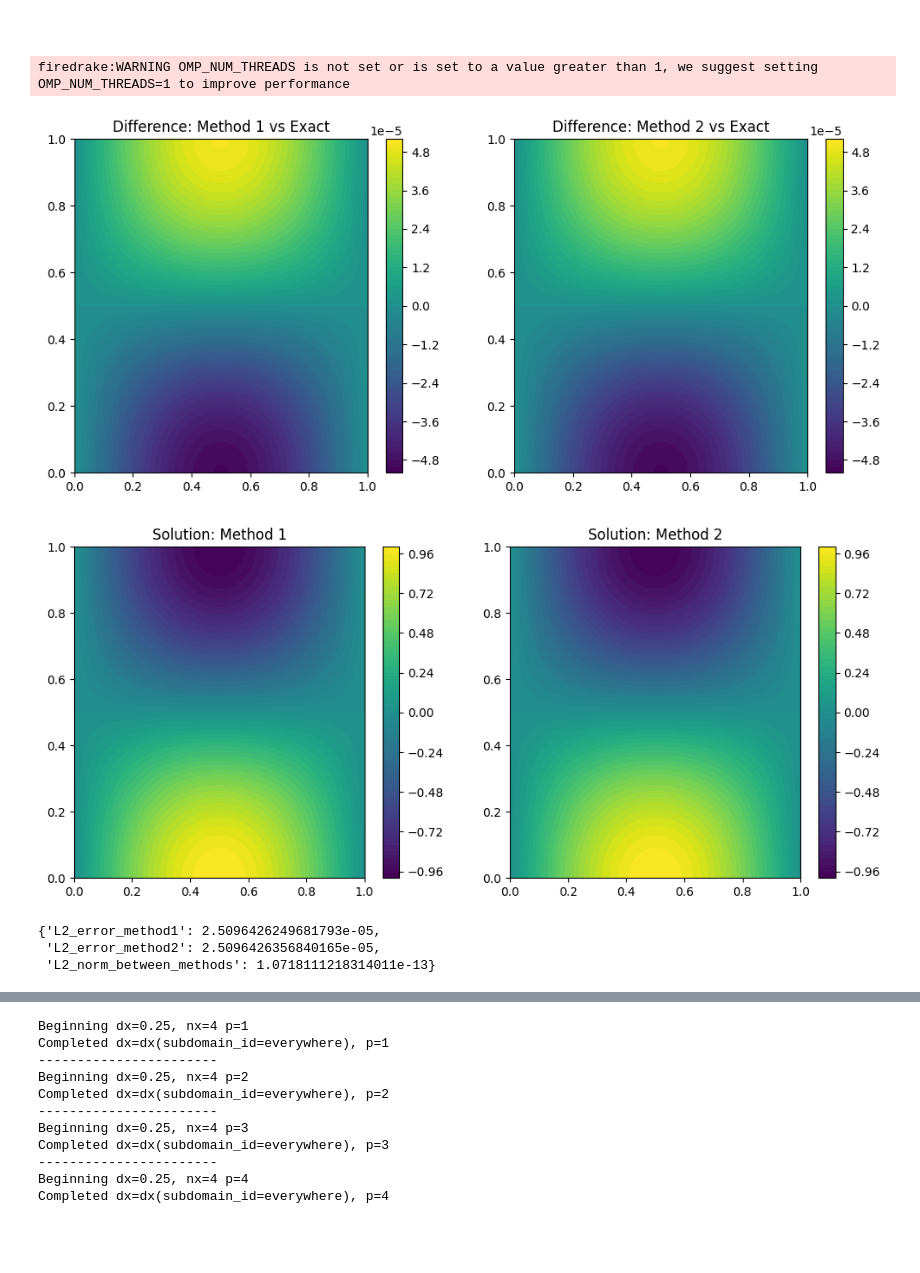
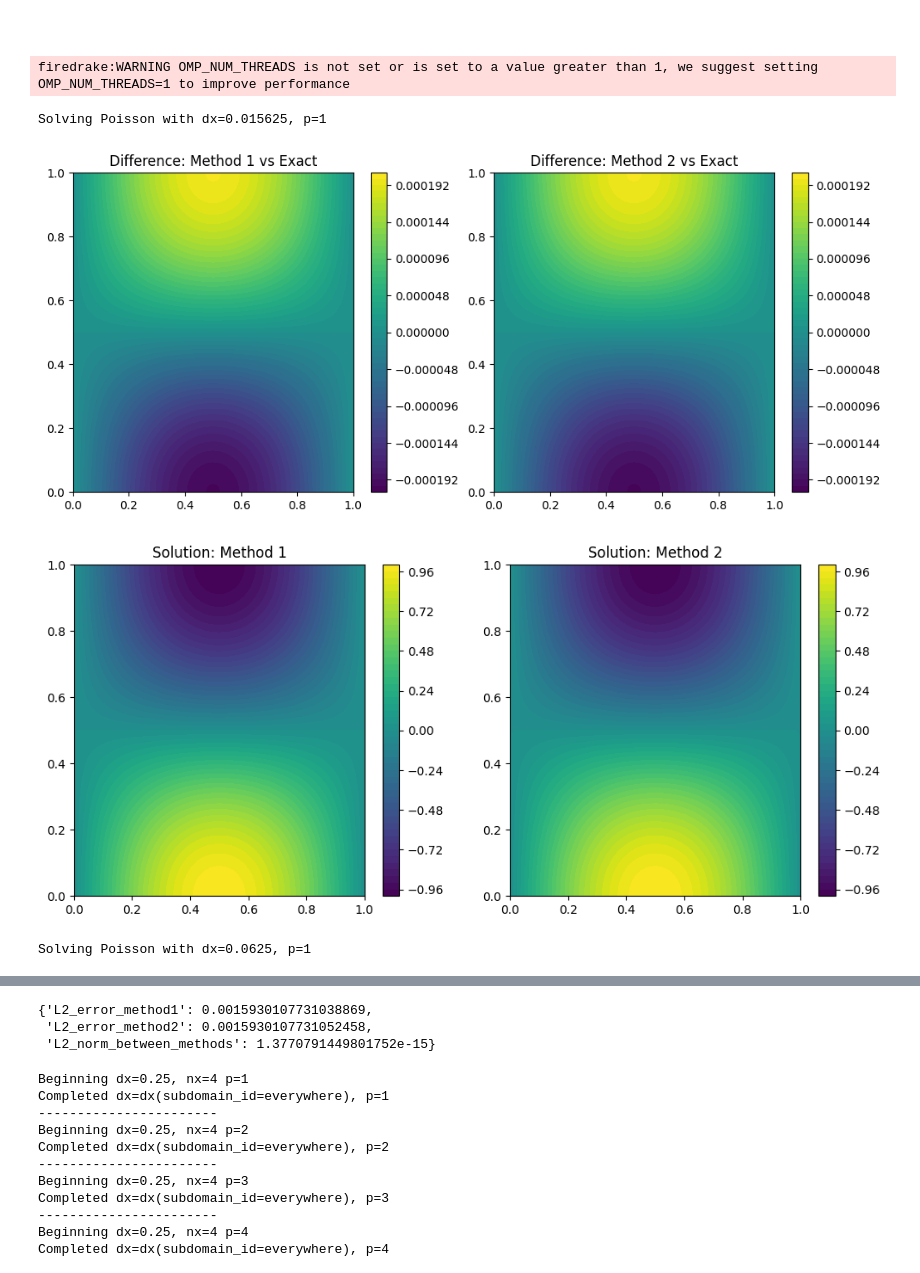
Before and after one commit to obokhove/FDnumerics2526, a Jupyter notebook: Alex_Carey/Exercise 3/poisson.ipynb, the cells around one changed output, grey strips where cells are left out. Saved outputs shown, nothing was run; the diff lists cells and outputs as text; code cells hidden in the pictures; blank space fills up the shorter version.

```diff
--- a/Alex_Carey/Exercise 3/poisson.ipynb
+++ b/Alex_Carey/Exercise 3/poisson.ipynb
@@ -267,36 +267,35 @@ def solve_poisson(delta_x: float, p: int, show: bool = False) -> dict:
         plt.subplot(1, 2, 2)
         plt.contourf(X, Y, Z2, levels=50, cmap='viridis')
         plt.colorbar()
         plt.title('Difference: Method 2 vs Exact')
         plt.show()
 
         # Plot contours of the solutions
         u_1_vals = [u_1.at([x, y]) for y in ys for x in xs]
         u_2_vals = [u_2.at([x, y]) for y in ys for x in xs]
         Z1 = np.array(u_1_vals).reshape((ny+1, nx+1))
         Z2 = np.array(u_2_vals).reshape((ny+1, nx+1))
         plt.figure(figsize=(12, 5))
         plt.subplot(1, 2, 1)
         plt.contourf(X, Y, Z1, levels=50, cmap='viridis')
         plt.colorbar()
         plt.title('Solution: Method 1')
         plt.subplot(1, 2, 2)
         plt.contourf(X, Y, Z2, levels=50, cmap='viridis')
         plt.colorbar()
         plt.title('Solution: Method 2')
         plt.show()
 
     return result
 
 # Test with p=1 and dx=1/128
-results = solve_poisson(1/128, 1, show=True)
+results = solve_poisson(1/64, 1, show=True)
 results
 
 solve_poisson(1/16, 1, show=True)
 # %% [output]
 firedrake:WARNING OMP_NUM_THREADS is not set or is set to a value greater than 1, we suggest setting OMP_NUM_THREADS=1 to improve performance
+Solving Poisson with dx=0.015625, p=1
-[figure, old version]
+[figure, new version]
 [figure]
-{'L2_error_method1': 2.5096426249681793e-05,
- 'L2_error_method2': 2.5096426356840165e-05,
- 'L2_norm_between_methods': 1.0718111218314011e-13}
+Solving Poisson with dx=0.0625, p=1
@@ -303,3 +304,6 @@ firedrake:WARNING OMP_NUM_THREADS is not set or is set to a value greater than 1
+{'L2_error_method1': 0.0015930107731038869,
+ 'L2_error_method2': 0.0015930107731052458,
+ 'L2_norm_between_methods': 1.3770791449801752e-15}
 # %%
 dxs = [1/2 ** i for i in range(2, 8)]  # Mesh sizes
 ps = [1, 2, 3, 4]
```
Also changed, not shown: parts of 1 cell of this notebook, 1 other file.
